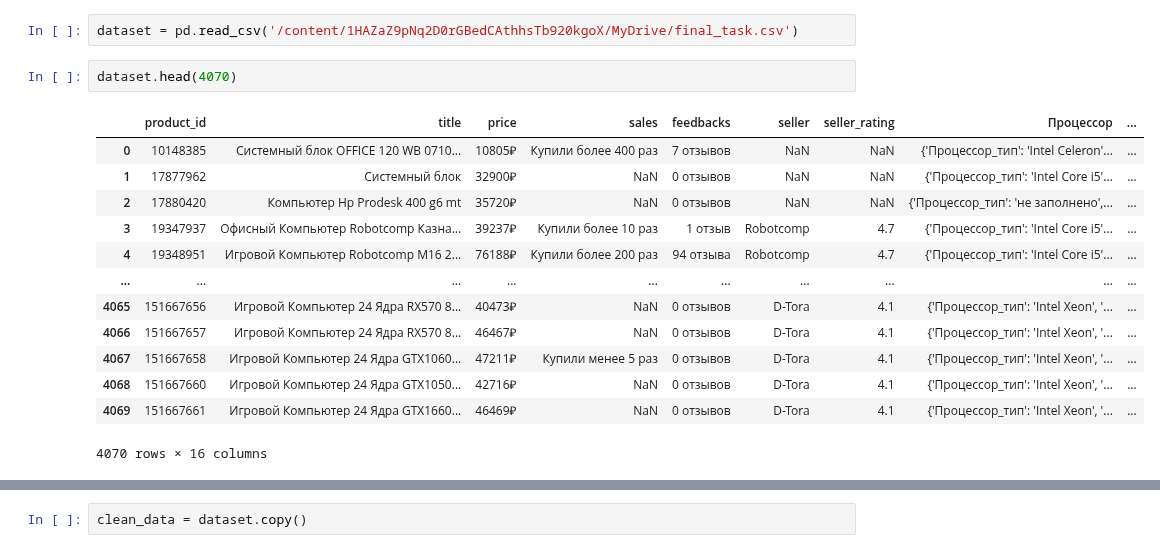
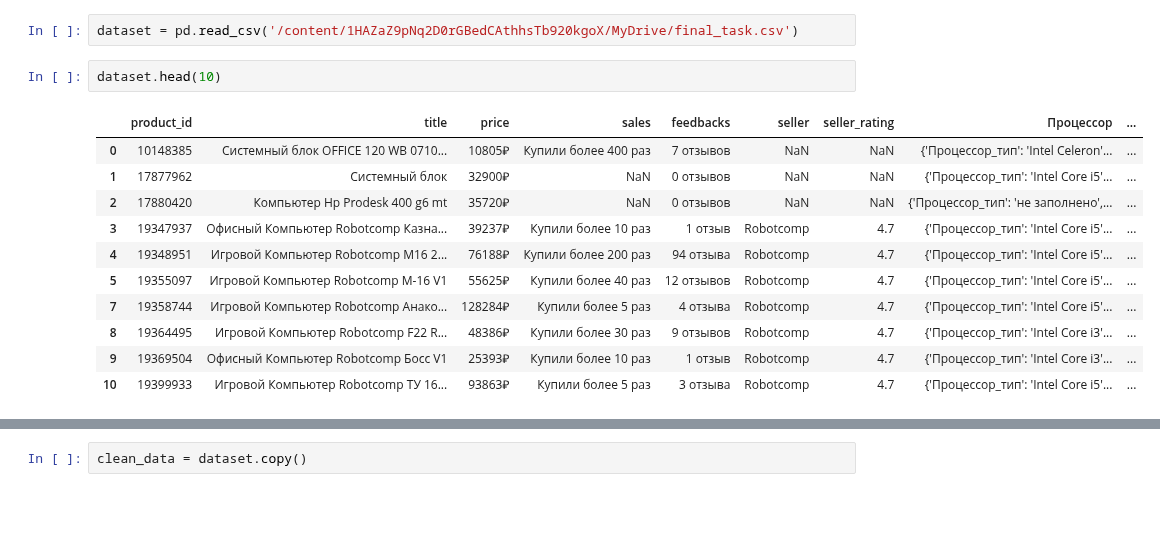
Before and after one commit to EZSib/data_-analytics2023, a Jupyter notebook: practice_clear.ipynb, the cells around one changed output, grey strips where cells are left out. Cells and saved outputs as stored; diff of their text form; blank space fills up the shorter version.

```diff
--- a/practice_clear.ipynb
+++ b/practice_clear.ipynb
@@ -251,21 +251,19 @@ import pandas as pd
 # %%
 dataset = pd.read_csv('/content/1HAZaZ9pNq2D0rGBedCAthhsTb920kgoX/MyDrive/final_task.csv')
 # %%
-dataset.head(4070)
+dataset.head(10)
 # %% [output]
 |  | product_id | title | price | sales | feedbacks | seller | seller_rating | Процессор | ... |
 | 0 | 10148385 | Системный блок OFFICE 120 WB 0710... | 10805₽ | Купили более 400 раз | 7 отзывов | NaN | NaN | {'Процессор_тип': 'Intel Celeron'... | ... |
 | 1 | 17877962 | Системный блок | 32900₽ | NaN | 0 отзывов | NaN | NaN | {'Процессор_тип': 'Intel Core i5'... | ... |
 | 2 | 17880420 | Компьютер Hp Prodesk 400 g6 mt | 35720₽ | NaN | 0 отзывов | NaN | NaN | {'Процессор_тип': 'не заполнено',... | ... |
 | 3 | 19347937 | Офисный Компьютер Robotcomp Казна... | 39237₽ | Купили более 10 раз | 1 отзыв | Robotcomp | 4.7 | {'Процессор_тип': 'Intel Core i5'... | ... |
 | 4 | 19348951 | Игровой Компьютер Robotcomp М16 2... | 76188₽ | Купили более 200 раз | 94 отзыва | Robotcomp | 4.7 | {'Процессор_тип': 'Intel Core i5'... | ... |
-| ... | ... | ... | ... | ... | ... | ... | ... | ... | ... |
-| 4065 | 151667656 | Игровой Компьютер 24 Ядра RX570 8... | 40473₽ | NaN | 0 отзывов | D-Tora | 4.1 | {'Процессор_тип': 'Intel Xeon', '... | ... |
-| 4066 | 151667657 | Игровой Компьютер 24 Ядра RX570 8... | 46467₽ | NaN | 0 отзывов | D-Tora | 4.1 | {'Процессор_тип': 'Intel Xeon', '... | ... |
-| 4067 | 151667658 | Игровой Компьютер 24 Ядра GTX1060... | 47211₽ | Купили менее 5 раз | 0 отзывов | D-Tora | 4.1 | {'Процессор_тип': 'Intel Xeon', '... | ... |
-| 4068 | 151667660 | Игровой Компьютер 24 Ядра GTX1050... | 42716₽ | NaN | 0 отзывов | D-Tora | 4.1 | {'Процессор_тип': 'Intel Xeon', '... | ... |
-| 4069 | 151667661 | Игровой Компьютер 24 Ядра GTX1660... | 46469₽ | NaN | 0 отзывов | D-Tora | 4.1 | {'Процессор_тип': 'Intel Xeon', '... | ... |
+| 5 | 19355097 | Игровой Компьютер Robotcomp M-16 V1 | 55625₽ | Купили более 40 раз | 12 отзывов | Robotcomp | 4.7 | {'Процессор_тип': 'Intel Core i5'... | ... |
+| 7 | 19358744 | Игровой Компьютер Robotcomp Анако... | 128284₽ | Купили более 5 раз | 4 отзыва | Robotcomp | 4.7 | {'Процессор_тип': 'Intel Core i5'... | ... |
+| 8 | 19364495 | Игровой Компьютер Robotcomp F22 R... | 48386₽ | Купили более 30 раз | 9 отзывов | Robotcomp | 4.7 | {'Процессор_тип': 'Intel Core i3'... | ... |
+| 9 | 19369504 | Офисный Компьютер Robotcomp Босс V1 | 25393₽ | Купили более 10 раз | 1 отзыв | Robotcomp | 4.7 | {'Процессор_тип': 'Intel Core i3'... | ... |
+| 10 | 19399933 | Игровой Компьютер Robotcomp ТУ 16... | 93863₽ | Купили более 5 раз | 3 отзыва | Robotcomp | 4.7 | {'Процессор_тип': 'Intel Core i5'... | ... |
-4070 rows × 16 columns
 # %%
 dataset.info()
 # %% [output]
```
Also changed, not shown: parts of 9 cells of this notebook.
